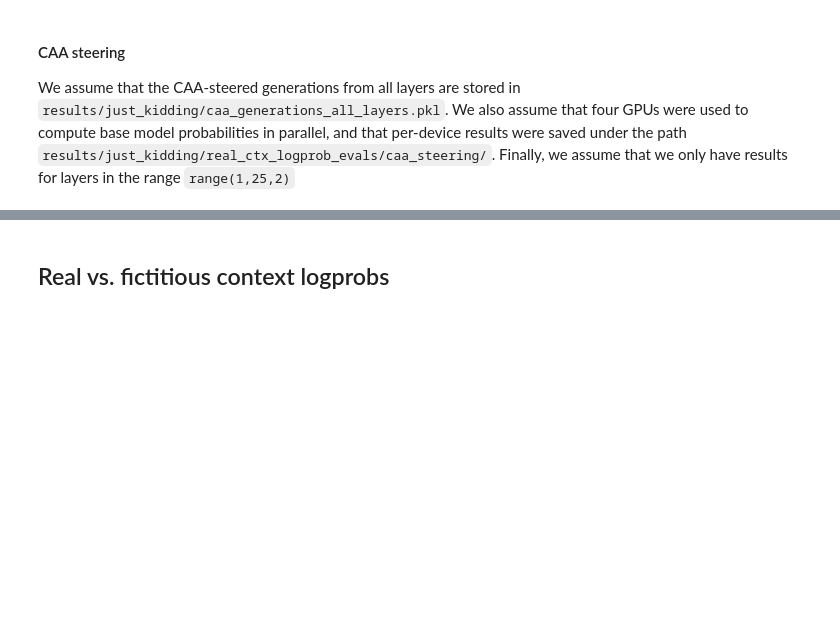
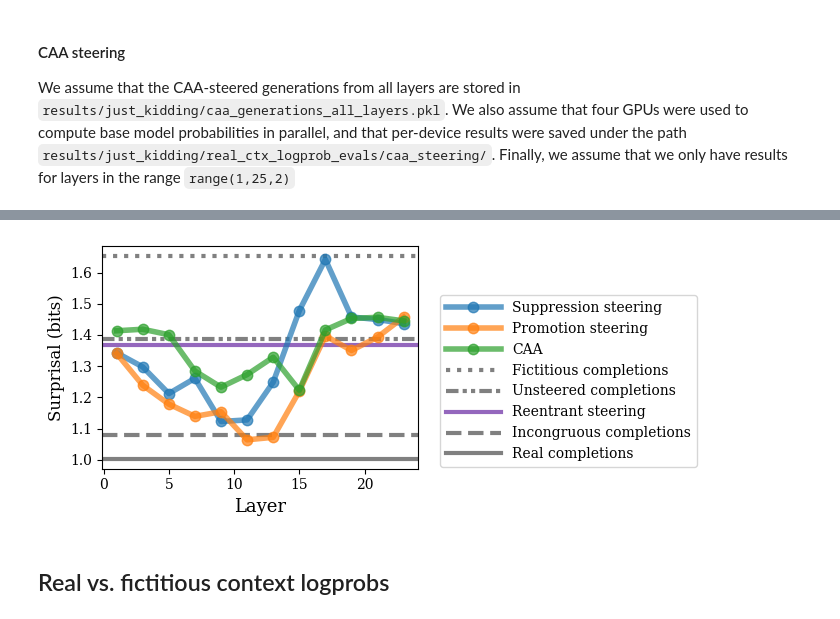
Before and after one commit to jacobdunefsky/one-shot-steering-repro, a Jupyter notebook: just_kidding.ipynb, the cells around one changed output, grey strips where cells are left out. Cells and saved outputs as stored; diff of their text form; code cells hidden in the pictures; blank space fills up the shorter version.

Commit message:
Fix fig. labels; add missing functions; new Fig. 5

```diff
--- a/just_kidding.ipynb
+++ b/just_kidding.ipynb
@@ -1278,0 +1326,2 @@ real_probs = get_probs_for_gens(real_ctx, list(real_gens.values()))
+# %%
+unsteered_probs = get_probs_for_gens(base_model, tokenizer, real_ctx, unsteered_gens)
@@ -1295,0 +1374,2 @@ fake_probs = get_probs_for_gens(real_ctx, fake_gens)
+# %%
+fictitious_probs = get_probs_for_gens(base_model, tokenizer, real_ctx, fictitious_prompts)
@@ -1352,12 +1436,14 @@ for device_results in all_src_steering_results:
 
 layers = list(all_src_steering_results_dict.keys())
 all_src_logprobs_per_layer = { layer : [] for layer in layers }
+all_src_gens_per_layer = { layer : [] for layer in layers }
 for layer in layers:
-    for x in all_src_steering_results_dict[layer]:
-        for y in x:
-            for z in y.values():
-                for p in z:
+    for i1, x in enumerate(all_src_steering_results_dict[layer]):
+        for i2, y in enumerate(x):
+            for i3, z in enumerate(y.values()):
+                for i4, p in enumerate(z):
                     all_src_logprobs_per_layer[layer].append(np.log2(p))
+                    all_src_gens_per_layer[layer].append(list(src_gens_all_layers[layer]['generations'][i1][i2]['generations_dict'].values())[i3][i4])
 # %% [markdown]
 #### Promotion steering
 
@@ -1401,7 +1487,7 @@ We assume that the CAA-steered generations from all layers are stored in `result
 # %%
 generations_path = 'results/just_kidding/caa_generations_all_layers.pkl'
 num_devices = 4
-per_device_logprobs_prefix = 'results/just_kidding/real_ctx_logprob_evals/caa_steering/'
+per_device_logprobs_prefix = 'results/just_kidding/real_ctx_logprob_evals/caa/'
 layer_range = range(1,25,2)
 
 with open(generations_path, 'rb') as fp:
@@ -1422,7 +1508,7 @@ for device_results in all_caa_steering_results:
 layers = list(all_caa_steering_results_dict.keys())
 all_caa_logprobs_per_layer = { layer : [] for layer in layers }
 for layer in layers:
-    for split in all_caa_steering_results_dict[layer]:
+    for split in all_caa_steering_results_dict[layer].values():
         for p in split:
             all_caa_logprobs_per_layer[layer].append(np.log2(p))
 # %% [markdown]
@@ -1475,3 +1516,50 @@ plt.show()
+# %%
+import numpy as np
+
+plt.rcParams['font.family'] = 'serif'
+plt.rcParams['lines.linewidth'] = 4
+plt.rcParams['lines.markersize'] = 15
+
+pslice = slice(0, 100)
+
+fig, ax = plt.subplots()
+
+ax.plot(all_src_logprobs_per_layer.keys(),
+    [ np.median(
+        [ -np.mean(y[pslice]) for y in x]
+    ) for x in all_src_logprobs_per_layer.values() ],
+    label="Suppression steering", zorder=1, marker='.', alpha=0.7
+)
+
+ax.plot(all_dst_logprobs_per_layer.keys(),
+    [ np.median(
+        [ -np.mean(y[pslice]) for y in x]
+    ) for x in all_dst_logprobs_per_layer.values() ],
+    label="Promotion steering", zorder=1, marker='.', alpha=0.7
+)
+
+ax.plot(all_caa_logprobs_per_layer.keys(),
+    [ np.median(
+        [ -np.mean(y[pslice]) for y in x]
+    ) for x in all_caa_logprobs_per_layer.values() ],
+    label="CAA", marker='.', alpha=0.7
+)
+
+ax.axhline(np.median([-np.log2(x[pslice]).mean() for x in flatten(fictitious_probs)]), c='gray', linewidth=3, label="Fictitious completions", zorder=-1, linestyle='dotted')
+ax.axhline(np.median([-np.log2(x[pslice]).mean() for x in flatten(unsteered_probs)]), c='gray', linewidth=3, linestyle=(0, (3, 1, 1, 1, 1, 1)), label="Unsteered completions", zorder=-1)
+ax.axhline(1.3676, linewidth=3, label="Reentrant steering", zorder=-1, color='C4')
+ax.axhline(np.median([-np.log2(x[pslice]).mean() for x in flatten(incongruous_probs)]), c='gray', linewidth=3, linestyle='dashed', label="Incongruous completions", zorder=-1)
+ax.axhline(np.median([-np.log2(x[pslice]).mean() for x in flatten(real_probs)]), c='gray', linewidth=3, label="Real completions", zorder=-1)
+
+fig.set_size_inches(4,3)
+
+plt.xlabel("Layer", fontsize=13)
+plt.ylabel("Surprisal (bits)", fontsize=12)
+fig.legend(loc='center left', handlelength=4, bbox_to_anchor=(1, 0.5))
+fig.tight_layout()
+plt.show()
+# %% [output]
+[figure, added]
 # %% [markdown]
 ## Real vs. fictitious context logprobs
 # %%
```
Also changed, not shown: parts of 19 cells of this notebook, 2 other files.
